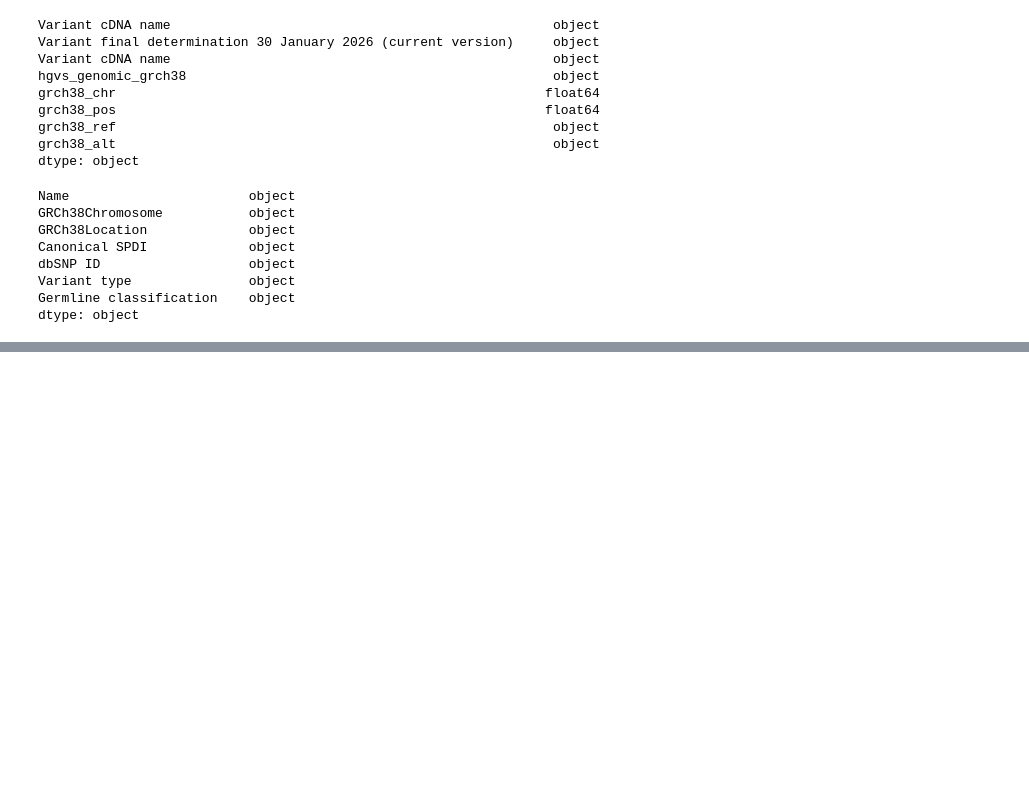
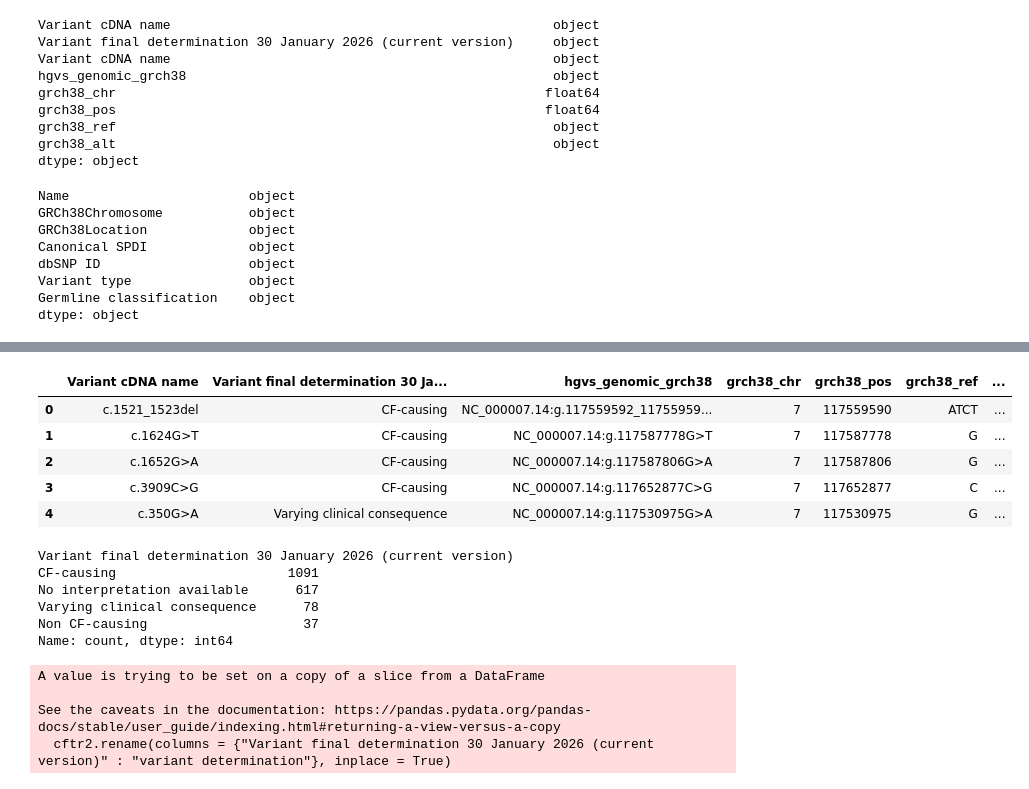
Before and after one commit to MrWhoCoded/cftr_disease_detection, a Jupyter notebook: cleaning.ipynb, the cells around one changed output, grey strips where cells are left out. Saved outputs shown, nothing was run; the diff lists cells and outputs as text; code cells hidden in the pictures; blank space fills up the shorter version.

```diff
--- a/cleaning.ipynb
+++ b/cleaning.ipynb
@@ -146,0 +161,5 @@ ValueError: invalid literal for int() with base 10: '7|7'
+# %%
+cftr2.dropna(inplace = True)
+# %%
+cftr2["grch38_chr"] = cftr2["grch38_chr"].astype(int)
+cftr2['grch38_pos'] = cftr2['grch38_pos'].astype(int)
@@ -146,0 +177,25 @@ ValueError: invalid literal for int() with base 10: '7|7'
+# %%
+cftr2.head()
+# %% [output]
+|  | Variant cDNA name | Variant final determination 30 Ja... | hgvs_genomic_grch38 | grch38_chr | grch38_pos | grch38_ref | ... |
+| 0 | c.1521_1523del | CF-causing | NC_000007.14:g.117559592_11755959... | 7 | 117559590 | ATCT | ... |
+| 1 | c.1624G>T | CF-causing | NC_000007.14:g.117587778G>T | 7 | 117587778 | G | ... |
+| 2 | c.1652G>A | CF-causing | NC_000007.14:g.117587806G>A | 7 | 117587806 | G | ... |
+| 3 | c.3909C>G | CF-causing | NC_000007.14:g.117652877C>G | 7 | 117652877 | C | ... |
+| 4 | c.350G>A | Varying clinical consequence | NC_000007.14:g.117530975G>A | 7 | 117530975 | G | ... |
+# %%
+cftr2["Variant final determination 30 January 2026 (current version)"].value_counts()
+# %% [output]
+Variant final determination 30 January 2026 (current version)
+CF-causing                      1091
+No interpretation available      617
+Varying clinical consequence      78
+Non CF-causing                    37
+Name: count, dtype: int64
+# %%
+cftr2.rename(columns = {"Variant final determination 30 January 2026 (current version)" : "variant determination"}, inplace = True)
+# %% [output]
+A value is trying to be set on a copy of a slice from a DataFrame
+
+See the caveats in the documentation: https://pandas.pydata.org/pandas-docs/stable/user_guide/indexing.html#returning-a-view-versus-a-copy
+  cftr2.rename(columns = {"Variant final determination 30 January 2026 (current version)" : "variant determination"}, inplace = True)
```
Also changed, not shown: parts of 23 cells of this notebook, 2 other files.
